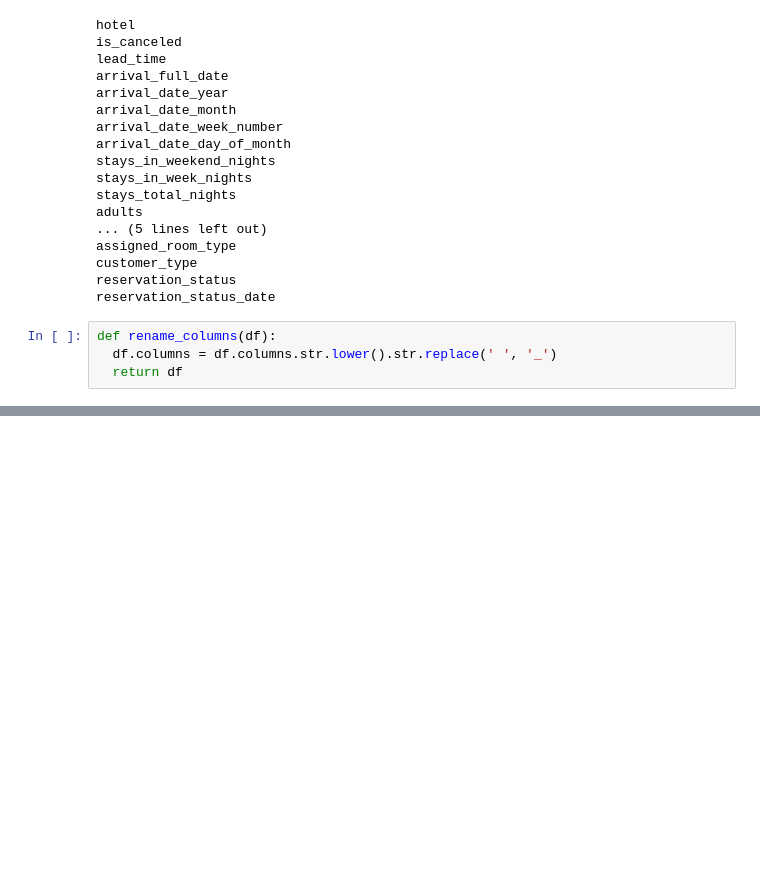
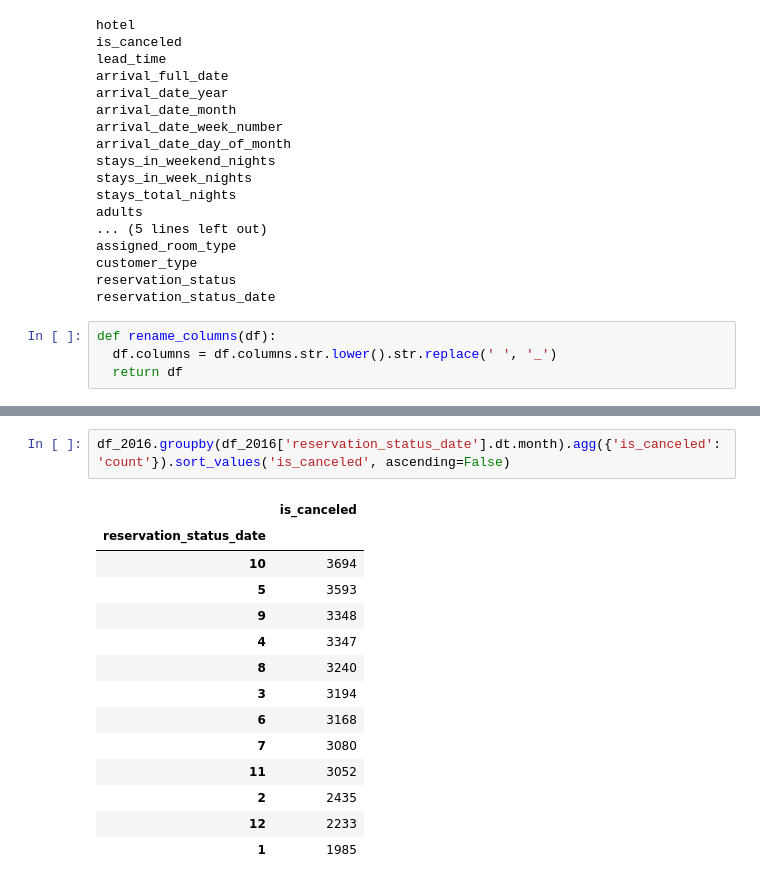
Before and after one commit to Tamerly/Data_analisys_learning, a Jupyter notebook: Project_lesson_2.ipynb, the cells around one changed output, grey strips where cells are left out. Saved outputs shown, nothing was run; the diff lists cells and outputs as text; blank space fills up the shorter version.

```diff
--- a/Project_lesson_2.ipynb
+++ b/Project_lesson_2.ipynb
@@ -108,0 +186,17 @@ df.head(3)
+# %%
+df_2016.groupby(df_2016['reservation_status_date'].dt.month).agg({'is_canceled': 'count'}).sort_values('is_canceled', ascending=False)
+# %% [output]
+|  | is_canceled |
+| reservation_status_date |  |
+| 10 | 3694 |
+| 5 | 3593 |
+| 9 | 3348 |
+| 4 | 3347 |
+| 8 | 3240 |
+| 3 | 3194 |
+| 6 | 3168 |
+| 7 | 3080 |
+| 11 | 3052 |
+| 2 | 2435 |
+| 12 | 2233 |
+| 1 | 1985 |
```
Also changed, not shown: parts of 20 cells of this notebook.
